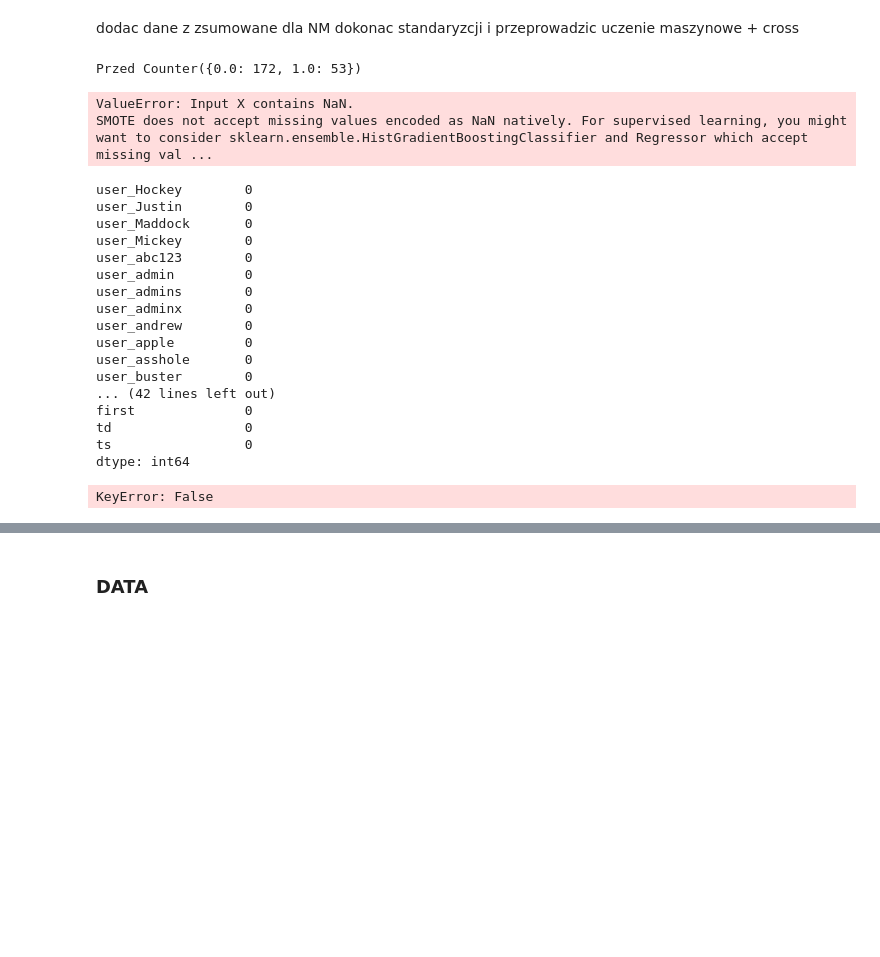
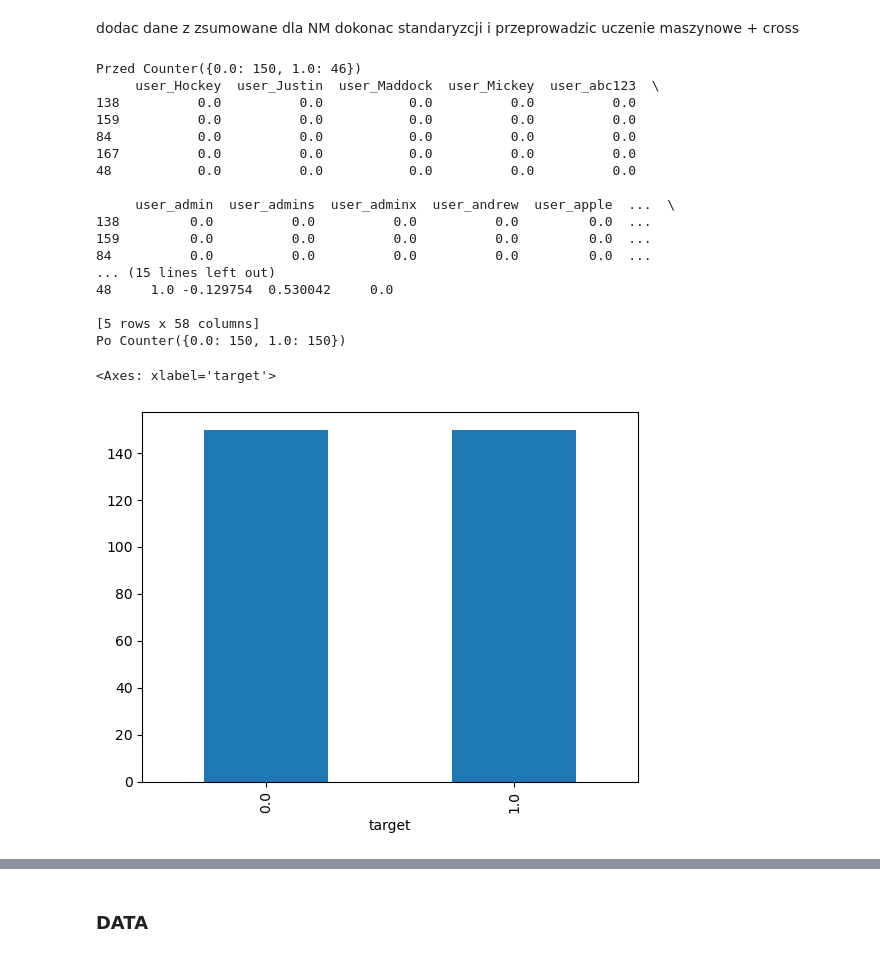
Before and after one commit to BeNNeTTcik/undersampling_data, a Jupyter notebook: notebooks/under_ssh.ipynb, the cells around one changed output, grey strips where cells are left out. Drawn from its saved outputs; the diff is of its cells as text; code cells hidden in the pictures; blank space fills up the shorter version.

```diff
--- a/notebooks/under_ssh.ipynb
+++ b/notebooks/under_ssh.ipynb
@@ -64,17 +64,20 @@ df_encoded = df_encoded.drop(index=76)
 #split data
 y = df_encoded["target"]
 X = df_encoded.drop(columns=["target"])
-X_train, X_test, y_train, y_test = train_test_split(X, y, test_size=0.2, stratify=y)
+X_train, X_test, y_train, y_test = train_test_split(X, y, test_size=0.3, stratify=y)
 
 df_train = pd.concat([X_train, y_train], axis=1)
 df_train['source'] = 'original'
 df_train.to_csv("D:\\ml\\undersampling_data\\data\\ssh\\original_data.csv")
 
 y_test.to_csv("D:\\ml\\undersampling_data\\data\\ssh\\Test\\y_test_ori.csv")
+y_train = y_train.drop(index=282)
 X_test.to_csv("D:\\ml\\undersampling_data\\data\\ssh\\Test\\X_test_ori.csv")
+X_train = X_train.drop(index=282)
 
 dell = pd.concat([X_test, y_test], axis=1)
 #dell = dell.drop(columns=["Unnamed: 0"])
+df_train = pd.concat([X_train, y_train], axis=1)
 # %% [output]
 Index(['user', 'is_private', 'is_failure', 'is_root', 'is_valid',
        'not_valid_count', 'ip_failure', 'ip_success', 'no_failure', 'first',
@@ -83,52 +96,48 @@ Index(['user', 'is_private', 'is_failure', 'is_root', 'is_valid',
 # %% [markdown]
 dodac dane z zsumowane dla NM dokonac standaryzcji i przeprowadzic uczenie maszynowe + cross
 # %%
-file_path1 = "D:\\ml\\xgboost-main\\data\\ssh\\generated\\smote_data.csv"
+
+file_path1 = "D:\\ml\\undersampling_data\\data\\ssh\\generated\\smote_data.csv"
 #zamiana jesli istnieje to wczytaj plik jesli nie to stworz
 con = Counter(y_train)
 print("Przed", con)
 smote = SMOTE(random_state=42)
 X_train_sm, y_train_sm = smote.fit_resample(X_train, y_train)
 
-train_data_smote = pd.concat([X_train_sm, y_train_sm], axis=1)          #polaczenie danych wygenerowanych X_train oraz y_train
+smote_data = pd.concat([X_train_sm, y_train_sm], axis=1)
+smote_data['source'] = 'smote'
+if not os.path.exists(file_path1):
+    smote_data.to_csv(file_path1, index=False)
+
+
+""" train_data_smote = pd.concat([X_train_sm, y_train_sm], axis=1)          #polaczenie danych wygenerowanych X_train oraz y_train
 train_data_smote['generated_by_smote'] = ['original' if i < len(dell) else 'smote' for i in range(len(train_data_smote))]
 print(dell.head())
 smote_data = train_data_smote[train_data_smote['generated_by_smote'] == 'smote'].drop('generated_by_smote', axis=1)
 if not os.path.exists(file_path1):
     smote_data.to_csv(file_path1, index=False)
 else:
     print(f'Plik istnieje pod ścieżką: {file_path1}')
 con1 = Counter(y_train_sm)
 print("Po", con1)
-pd.Series(y_train_sm).value_counts().plot.bar()
+pd.Series(y_train_sm).value_counts().plot.bar() """
 # %% [output]
-Przed Counter({0.0: 172, 1.0: 53})
+Przed Counter({0.0: 150, 1.0: 46})
+     user_Hockey  user_Justin  user_Maddock  user_Mickey  user_abc123  \
+138          0.0          0.0           0.0          0.0          0.0
+159          0.0          0.0           0.0          0.0          0.0
+84           0.0          0.0           0.0          0.0          0.0
+167          0.0          0.0           0.0          0.0          0.0
+48           0.0          0.0           0.0          0.0          0.0
+
+     user_admin  user_admins  user_adminx  user_andrew  user_apple  ...  \
+138         0.0          0.0          0.0          0.0         0.0  ...
+159         0.0          0.0          0.0          0.0         0.0  ...
+84          0.0          0.0          0.0          0.0         0.0  ...
+... (15 lines left out)
+48     1.0 -0.129754  0.530042     0.0
+
+[5 rows x 58 columns]
+Po Counter({0.0: 150, 1.0: 150})
-ValueError: Input X contains NaN.
-SMOTE does not accept missing values encoded as NaN natively. For supervised learning, you might want to consider sklearn.ensemble.HistGradientBoostingClassifier and Regressor which accept missing val ...
+<Axes: xlabel='target'>
+[figure, added]
-# %%
-X_train_sm.isna().sum()
-# %% [output]
-user_Hockey        0
-user_Justin        0
-user_Maddock       0
-user_Mickey        0
-user_abc123        0
-user_admin         0
-user_admins        0
-user_adminx        0
-user_andrew        0
-user_apple         0
-user_asshole       0
-user_buster        0
-... (42 lines left out)
-first              0
-td                 0
-ts                 0
-dtype: int64
-# %%
-nan_rows = y_train_sm[y_train_sm.isna().any(axis=1)]
-print(f"Liczba wierszy z NaN: {nan_rows.shape[0]}")
-print("Wiersze z NaN:")
-print(nan_rows)
-# %% [output]
-KeyError: False
```
Also changed, not shown: parts of 4 cells of this notebook, 9 other files.
